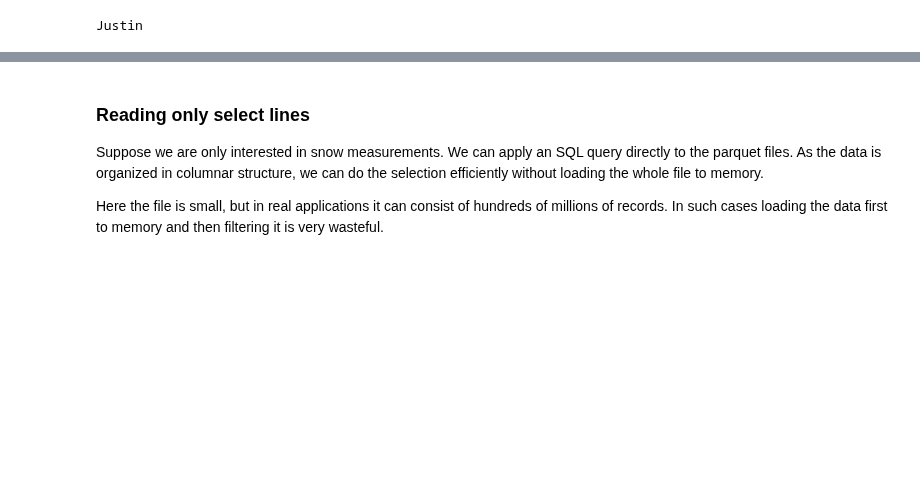
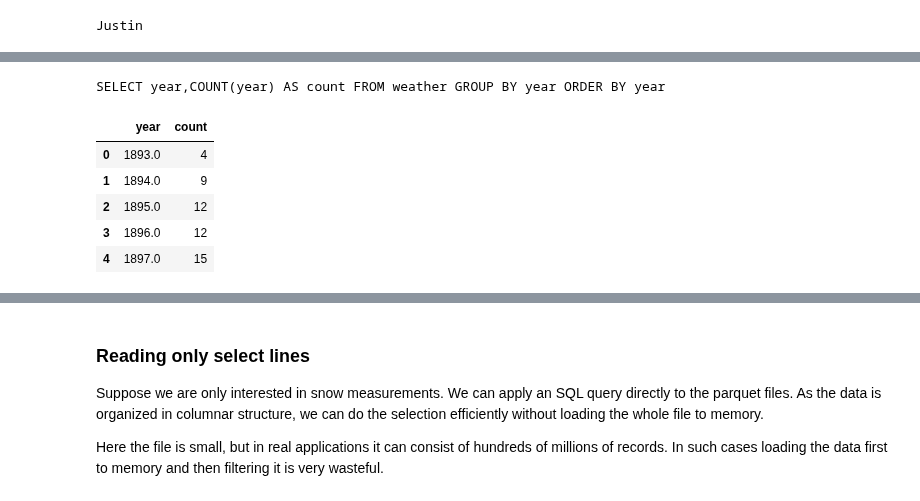
Before and after one commit to ucsd-edx/edX-Micro-Master-in-Data-Science, a Jupyter notebook: big-data-analytics-using-spark/notebooks/1.5.MoreSpark/7. Spark SQL_CLASS.ipynb, the cells around one changed output, grey strips where cells are left out. Drawn from its saved outputs; the diff is of its cells as text; code cells hidden in the pictures; blank space fills up the shorter version.

```diff
--- a/big-data-analytics-using-spark/notebooks/1.5.MoreSpark/7. Spark SQL_CLASS.ipynb
+++ b/big-data-analytics-using-spark/notebooks/1.5.MoreSpark/7. Spark SQL_CLASS.ipynb
@@ -246,0 +417,14 @@ sorted(D,key=lambda x:x[1], reverse=True)[:6]
+# %%
+query='SELECT year,COUNT(year) AS count FROM weather GROUP BY year ORDER BY year'
+print query
+counts=sqlContext.sql(query)
+A=counts.toPandas()
+A.head()
+# %% [output]
+SELECT year,COUNT(year) AS count FROM weather GROUP BY year ORDER BY year
+|  | year | count |
+| 0 | 1893.0 | 4 |
+| 1 | 1894.0 | 9 |
+| 2 | 1895.0 | 12 |
+| 3 | 1896.0 | 12 |
+| 4 | 1897.0 | 15 |
```
Also changed, not shown: parts of 37 cells of this notebook.
